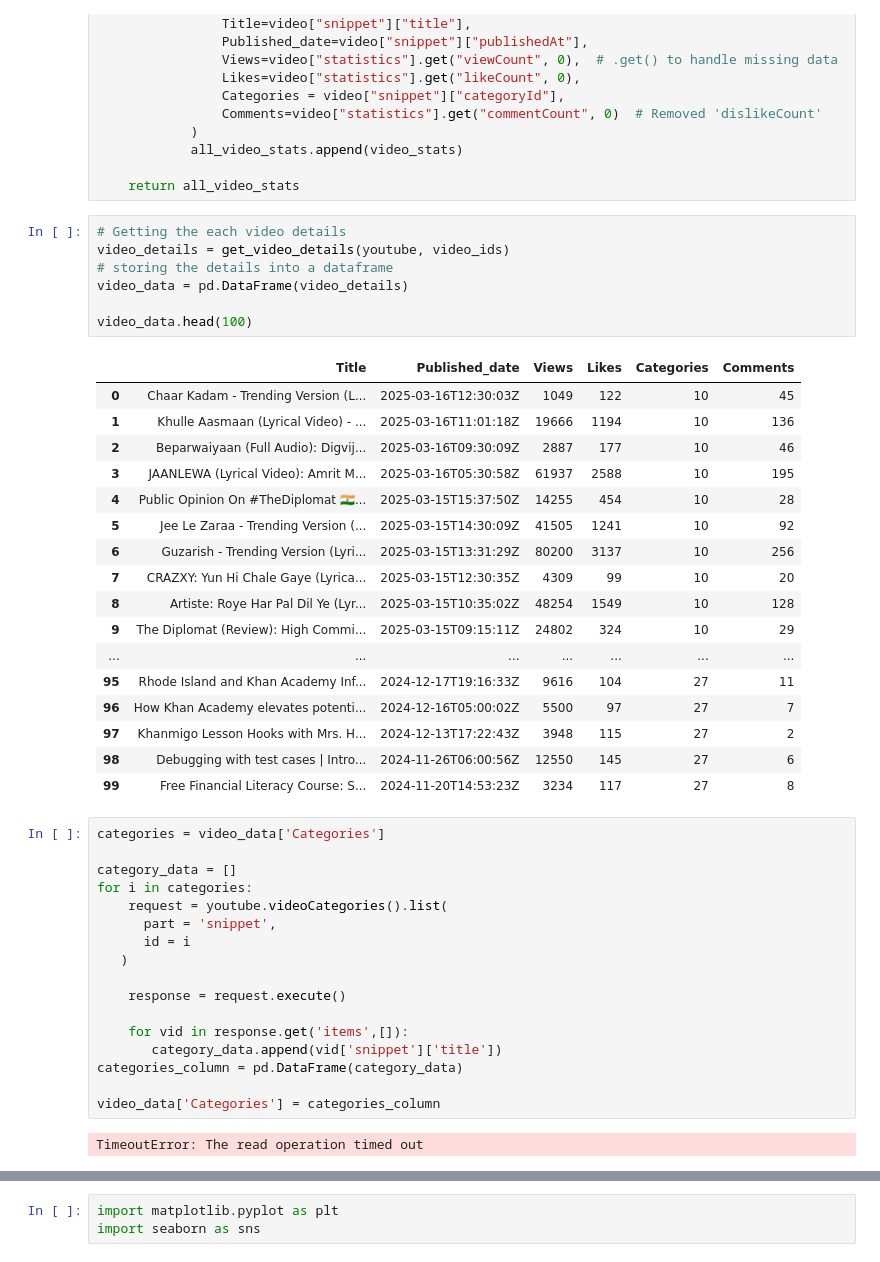
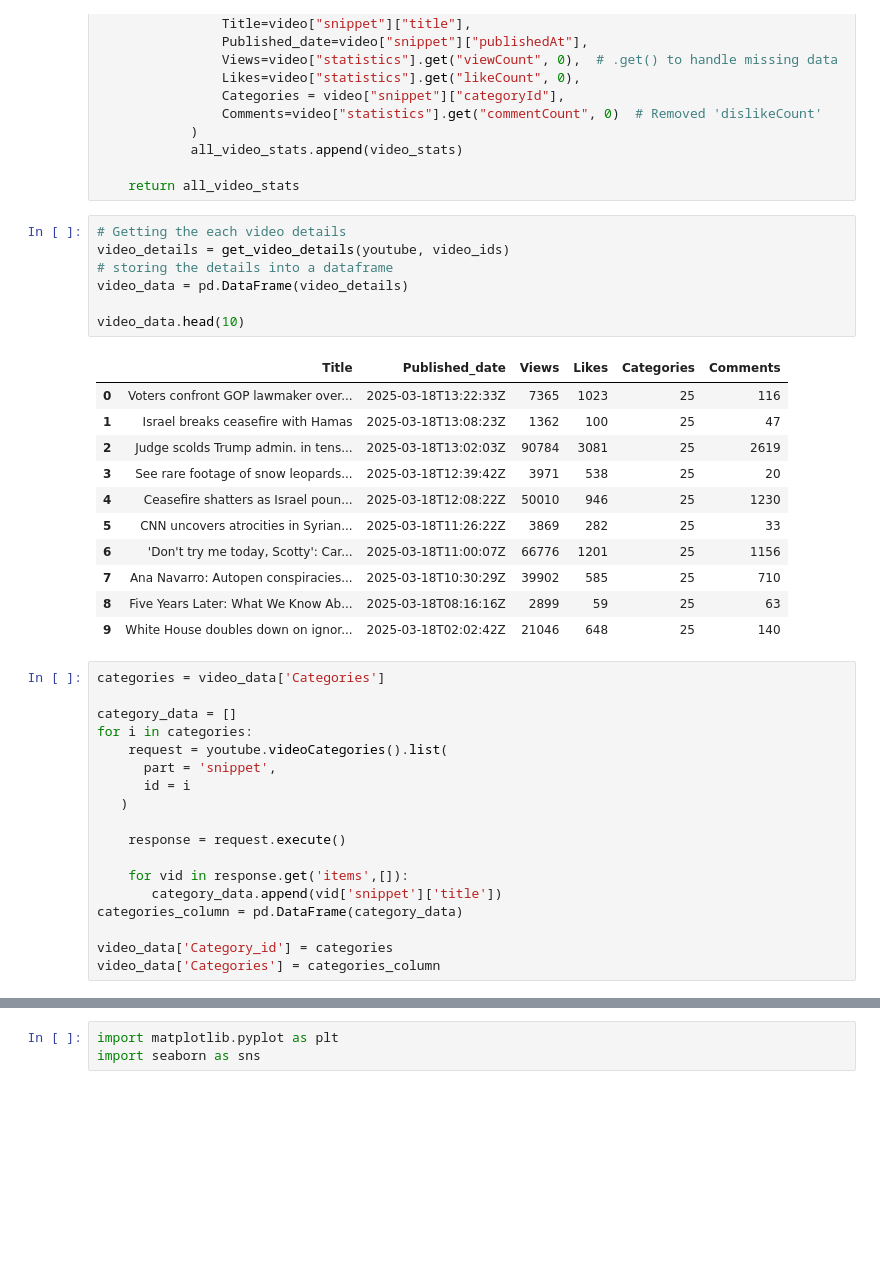
Before and after one commit to Jasper1007J/media_content_platform, a Jupyter notebook: data_extraction.ipynb, the cells around one changed output, grey strips where cells are left out. Cells and saved outputs as stored; diff of their text form; blank space fills up the shorter version.

```diff
--- a/data_extraction.ipynb
+++ b/data_extraction.ipynb
@@ -189,28 +189,22 @@ def get_video_details(youtube, video_ids):
 # %%
 # Getting the each video details
 video_details = get_video_details(youtube, video_ids)
 # storing the details into a dataframe
 video_data = pd.DataFrame(video_details)
 
-video_data.head(100)
+video_data.head(10)
 # %% [output]
 |  | Title | Published_date | Views | Likes | Categories | Comments |
-| 0 | Chaar Kadam - Trending Version (L... | 2025-03-16T12:30:03Z | 1049 | 122 | 10 | 45 |
-| 1 | Khulle Aasmaan (Lyrical Video) - ... | 2025-03-16T11:01:18Z | 19666 | 1194 | 10 | 136 |
-| 2 | Beparwaiyaan (Full Audio): Digvij... | 2025-03-16T09:30:09Z | 2887 | 177 | 10 | 46 |
-| 3 | JAANLEWA (Lyrical Video): Amrit M... | 2025-03-16T05:30:58Z | 61937 | 2588 | 10 | 195 |
-| 4 | Public Opinion On #TheDiplomat 🇮🇳... | 2025-03-15T15:37:50Z | 14255 | 454 | 10 | 28 |
-| 5 | Jee Le Zaraa - Trending Version (... | 2025-03-15T14:30:09Z | 41505 | 1241 | 10 | 92 |
-| 6 | Guzarish - Trending Version (Lyri... | 2025-03-15T13:31:29Z | 80200 | 3137 | 10 | 256 |
-| 7 | CRAZXY: Yun Hi Chale Gaye (Lyrica... | 2025-03-15T12:30:35Z | 4309 | 99 | 10 | 20 |
-| 8 | Artiste: Roye Har Pal Dil Ye (Lyr... | 2025-03-15T10:35:02Z | 48254 | 1549 | 10 | 128 |
-| 9 | The Diplomat (Review): High Commi... | 2025-03-15T09:15:11Z | 24802 | 324 | 10 | 29 |
-| ... | ... | ... | ... | ... | ... | ... |
-| 95 | Rhode Island and Khan Academy Inf... | 2024-12-17T19:16:33Z | 9616 | 104 | 27 | 11 |
-| 96 | How Khan Academy elevates potenti... | 2024-12-16T05:00:02Z | 5500 | 97 | 27 | 7 |
-| 97 | Khanmigo Lesson Hooks with Mrs. H... | 2024-12-13T17:22:43Z | 3948 | 115 | 27 | 2 |
-| 98 | Debugging with test cases | Intro... | 2024-11-26T06:00:56Z | 12550 | 145 | 27 | 6 |
-| 99 | Free Financial Literacy Course: S... | 2024-11-20T14:53:23Z | 3234 | 117 | 27 | 8 |
+| 0 | Voters confront GOP lawmaker over... | 2025-03-18T13:22:33Z | 7365 | 1023 | 25 | 116 |
+| 1 | Israel breaks ceasefire with Hamas | 2025-03-18T13:08:23Z | 1362 | 100 | 25 | 47 |
+| 2 | Judge scolds Trump admin. in tens... | 2025-03-18T13:02:03Z | 90784 | 3081 | 25 | 2619 |
+| 3 | See rare footage of snow leopards... | 2025-03-18T12:39:42Z | 3971 | 538 | 25 | 20 |
+| 4 | Ceasefire shatters as Israel poun... | 2025-03-18T12:08:22Z | 50010 | 946 | 25 | 1230 |
+| 5 | CNN uncovers atrocities in Syrian... | 2025-03-18T11:26:22Z | 3869 | 282 | 25 | 33 |
+| 6 | 'Don't try me today, Scotty': Car... | 2025-03-18T11:00:07Z | 66776 | 1201 | 25 | 1156 |
+| 7 | Ana Navarro: Autopen conspiracies... | 2025-03-18T10:30:29Z | 39902 | 585 | 25 | 710 |
+| 8 | Five Years Later: What We Know Ab... | 2025-03-18T08:16:16Z | 2899 | 59 | 25 | 63 |
+| 9 | White House doubles down on ignor... | 2025-03-18T02:02:42Z | 21046 | 648 | 25 | 140 |
 # %%
 categories = video_data['Categories']
 
@@ -227,6 +221,5 @@ for i in categories:
        category_data.append(vid['snippet']['title'])
 categories_column = pd.DataFrame(category_data)
 
+video_data['Category_id'] = categories
 video_data['Categories'] = categories_column
-# %% [output]
-TimeoutError: The read operation timed out
```
Also changed, not shown: parts of 56 cells of this notebook, 6 other files.
